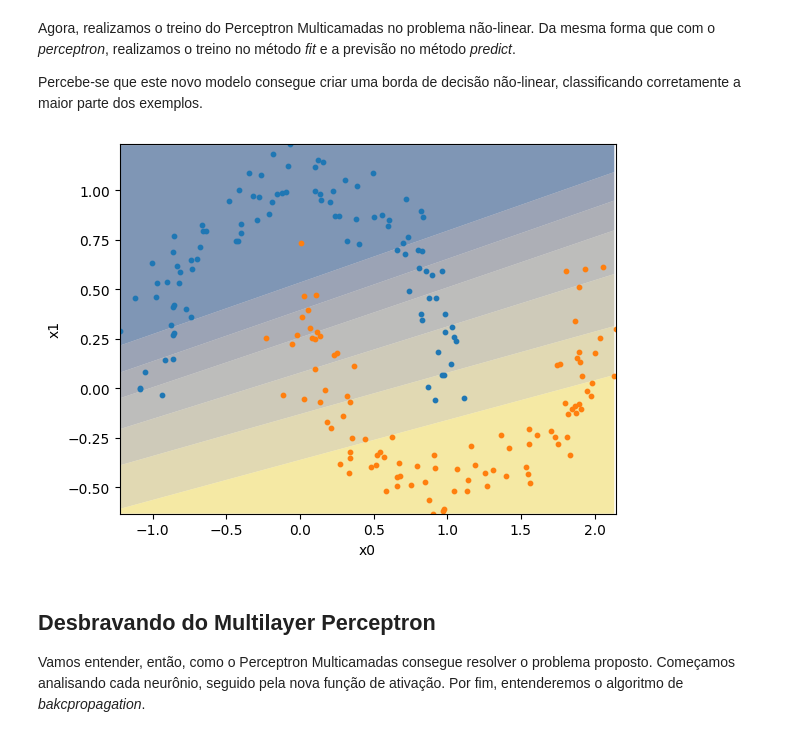
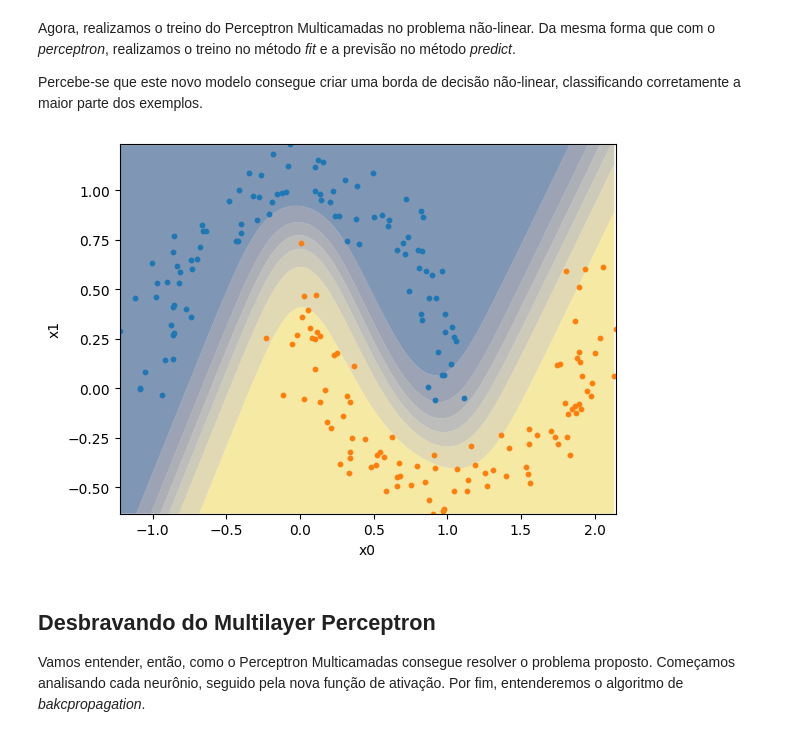
Before and after one commit to LuizTj/Backend-CRUD-Alunos, a Jupyter notebook: 01b_Representacao_Redes_Neurais_Artificiais.ipynb, the cells around one changed output. Cells and saved outputs as stored; diff of their text form; code cells hidden in the pictures.

```diff
--- a/01b_Representacao_Redes_Neurais_Artificiais.ipynb
+++ b/01b_Representacao_Redes_Neurais_Artificiais.ipynb
@@ -221,15 +221,15 @@ Percebe-se que este novo modelo consegue criar uma borda de decisão não-linear
 # %%
 X, y = make_moons(n_samples=200, noise=0.1, random_state=42)
 y = np.expand_dims(y, axis=1)
 
-model = MultilayerPerceptron(input_size=X.shape[1], hidden_size=2, epochs=10_000)
+model = MultilayerPerceptron(input_size=X.shape[1], hidden_size=3, epochs=10_000)
 model.fit(X, y)
 y_pred = model.predict(X)
 
 plot_decision_boundary(model, X, y[:,0])
 plt.show()
 # %% [output]
-[figure, old version]
+[figure, new version]
 # %% [markdown]
 ## Desbravando do Multilayer Perceptron
 
```
Also changed, not shown: parts of 2 cells of this notebook.
